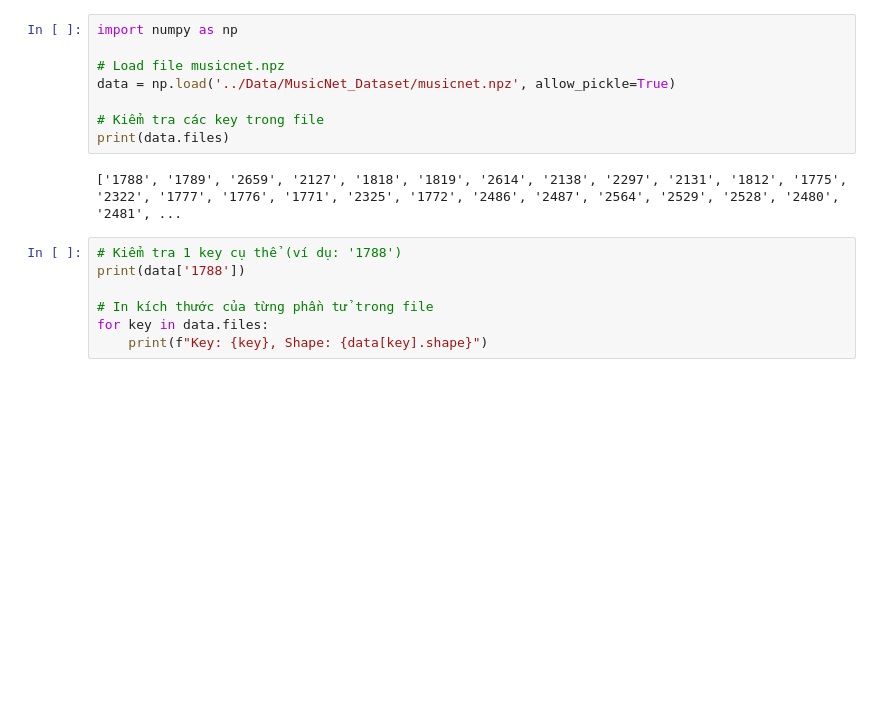
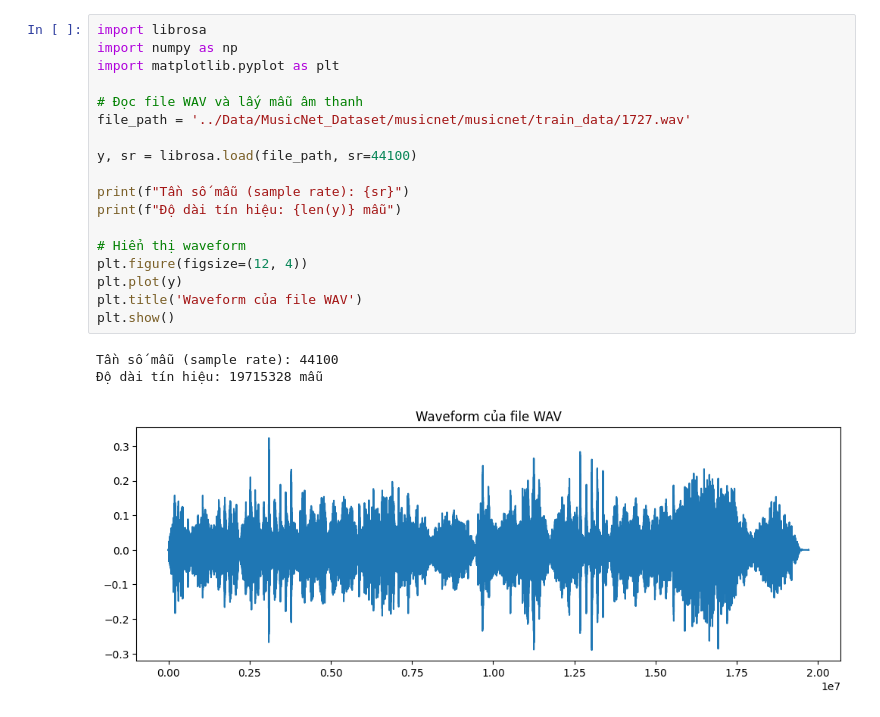
Before and after one commit to ndyduc/Breaking_Sounds, a Jupyter notebook: Notebooks/analyst.ipynb, the cells around one changed output. Drawn from its saved outputs; the diff is of its cells as text; blank space fills up the shorter version.

Commit message:
first train (False)

```diff
--- a/Notebooks/analyst.ipynb
+++ b/Notebooks/analyst.ipynb
@@ -1,17 +1,22 @@
-# %%
-import numpy as np
-
-# Load file musicnet.npz
-data = np.load('../Data/MusicNet_Dataset/musicnet.npz', allow_pickle=True)
-
-# Kiểm tra các key trong file
-print(data.files)
-# %% [output]
-['1788', '1789', '2659', '2127', '1818', '1819', '2614', '2138', '2297', '2131', '1812', '1775', '2322', '1777', '1776', '1771', '2325', '1772', '2486', '2487', '2564', '2529', '2528', '2480', '2481', ...
-# %%
-# Kiểm tra 1 key cụ thể (ví dụ: '1788')
-print(data['1788'])
-
-# In kích thước của từng phần tử trong file
-for key in data.files:
-    print(f"Key: {key}, Shape: {data[key].shape}")
+# %%
+import librosa
+import numpy as np
+import matplotlib.pyplot as plt
+
+# Đọc file WAV và lấy mẫu âm thanh
+file_path = '../Data/MusicNet_Dataset/musicnet/musicnet/train_data/1727.wav'
+
+y, sr = librosa.load(file_path, sr=44100)
+
+print(f"Tần số mẫu (sample rate): {sr}")
+print(f"Độ dài tín hiệu: {len(y)} mẫu")
+
+# Hiển thị waveform
+plt.figure(figsize=(12, 4))
+plt.plot(y)
+plt.title('Waveform của file WAV')
+plt.show()
+# %% [output]
+Tần số mẫu (sample rate): 44100
+Độ dài tín hiệu: 19715328 mẫu
+[figure, added]
```
Also changed, not shown: parts of 6 cells of this notebook, 12 other files.
